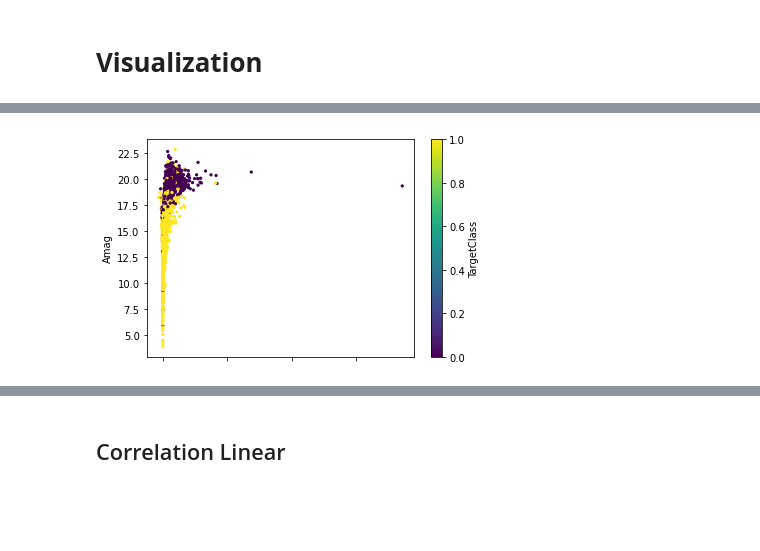
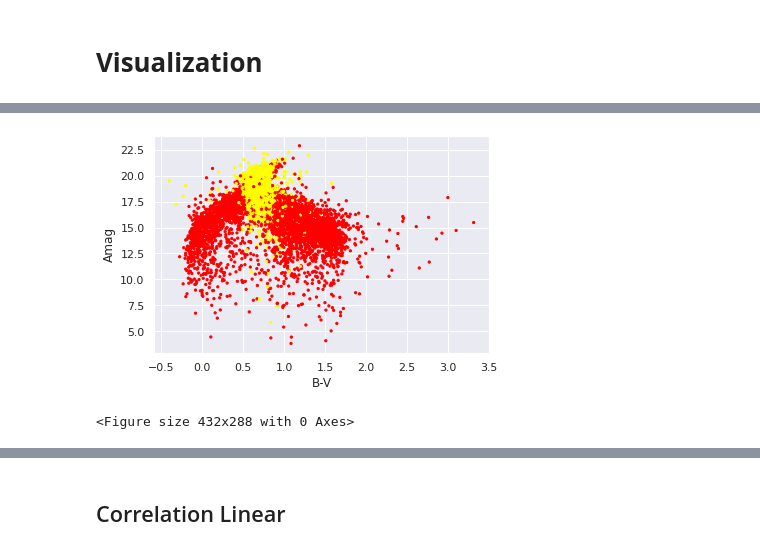
Before and after one commit to cristianBMJ/ClassificationStar, a Jupyter notebook: classification-star.ipynb, the cells around one changed output, grey strips where cells are left out. Drawn from its saved outputs; the diff is of its cells as text; code cells hidden in the pictures; blank space fills up the shorter version.

Commit message:
Kaggle Notebook | Classification Star | Version 15

```diff
--- a/classification-star.ipynb
+++ b/classification-star.ipynb
@@ -150,7 +109,7 @@ array([[<AxesSubplot:title={'center':'Vmag'}>,
 # %%
 # New variables
 
-data = dataRaw
+data = dataRaw.copy()
 data = data[data.Plx != 0]
 data = data.reset_index(drop=True)
 
@@ -159,6 +118,3 @@ data['e_Amag'] = 5*data['e_Plx']/(data['Plx']*np.log(10) )   # propagacion de er
 
 data['eA/A']   = data['e_Amag']/data['Amag']
 data['eP/P']   = data['e_Plx']/data['Plx']
-
-dataRaw = data
-dataRaw.head()
@@ -175,8 +124,7 @@ dataRaw.head()
 The Target `TargetClass ` is give by Classification MK.
 # %%
-dataRaw['TargetClass'] = dataRaw['SpType']
+data['TargetClass'] = data['SpType']
 
-dataRaw = dataRaw.reset_index(drop=True) # reindexar debido al drop
-data = dataRaw
+data = data.reset_index(drop=True) # reindexar debido al drop
 # %% [markdown]
 ## Target Class: Giants or Dwarfs ##
@@ -216,2 +164,2 @@ Copy and drop number 9.
 # %%
-df = data[dataRaw.TargetClass != 9 ] # != return  boolean
+df = data[data.TargetClass != 9 ] # != return  boolean
@@ -328,0 +304,7 @@ memory usage: 522.9+ KB
+# %%
+#sns.set()
+colors = {1:'red', 0:'yellow'}
+dataStar.plot.scatter( x="Plx" ,y="Amag" ,  c=dataStar['TargetClass'].map(colors) ,s=5); # problem with TargetClass
+#plt.xlabel("Plx")
+#plt.figure()
+#plt.show()
@@ -329,13 +313,10 @@ memory usage: 522.9+ KB
 # %%
 %matplotlib inline
-
-dataStar['TargetClass'] = pd.to_numeric(dataStar['TargetClass'] , downcast='float' , errors='coerce')
-
-
-#sns.set()
-dataStar.plot.scatter( x="Plx" ,y="Amag",cmap='viridis' ,  c='TargetClass' ,s=5); # problem with TargetClass
-#plt.xlabel("Plx")
-#plt.figure()
-#plt.show()
+sns.set()
+dataStar.plot.scatter( x="B-V" ,y="Amag",cmap='viridis' ,  c=dataStar['TargetClass'].map(colors) ,s=5); # problem with TargetClass
+plt.xlabel("B-V")
+plt.figure()
+plt.show()
 # %% [output]
-[figure, old version]
+[figure, new version]
+<Figure size 432x288 with 0 Axes>
```
Also changed, not shown: parts of 47 cells of this notebook.
